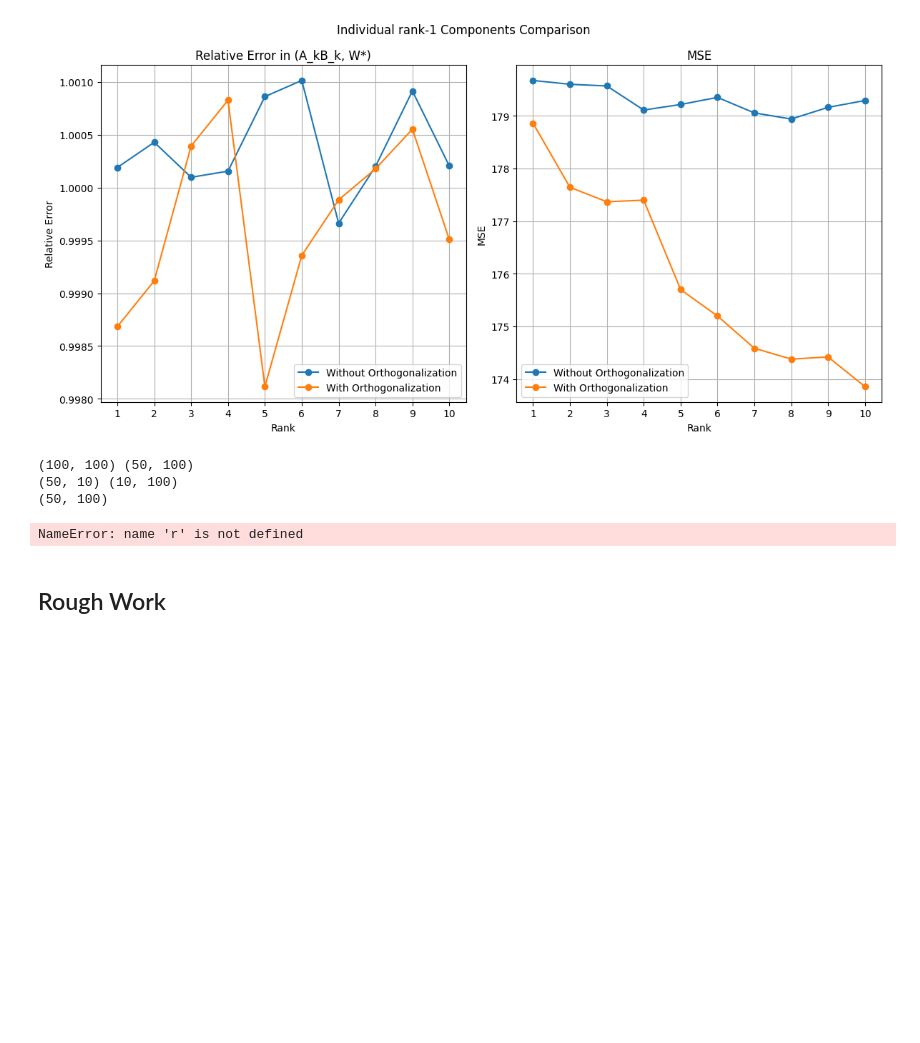
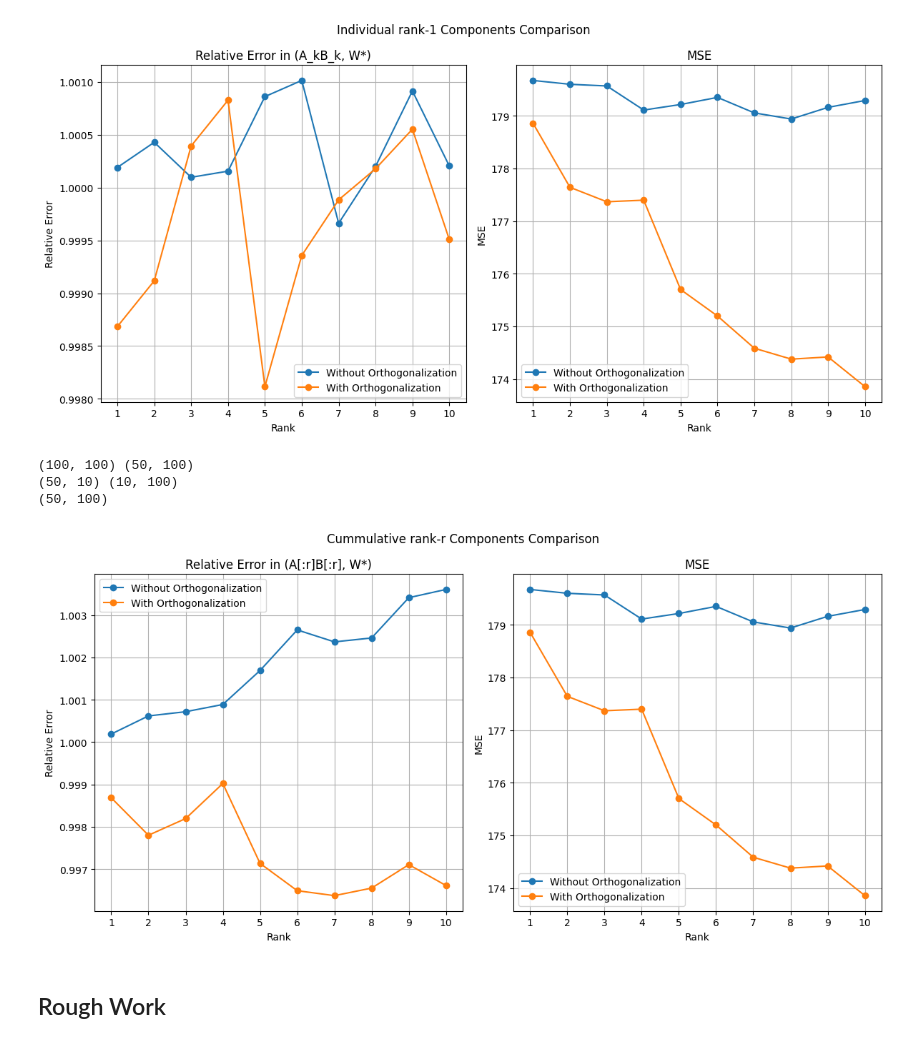
Before and after one commit to nikhil-chigali/Sequential-Low-Rank-Regression, a Jupyter notebook: sequential_low_rank_regression.ipynb, the cells around one changed output. Drawn from its saved outputs; the diff is of its cells as text; code cells hidden in the pictures; blank space fills up the shorter version.

```diff
--- a/sequential_low_rank_regression.ipynb
+++ b/sequential_low_rank_regression.ipynb
@@ -1133,35 +1136,35 @@ for r in range(1, rank+1):
 
     cum_mse.append(0.5 * la.norm(Y - W_r @ X, ord="fro") ** 2)
     cum_mse_orth.append(0.5 * la.norm(Y - W_r_orth @ X, ord="fro") ** 2)
 
 ranks = range(1, rank+1)
 fig, ax = plt.subplots(1, 2, figsize=(12, 6))
-fig.suptitle("Individual rank-1 Components Comparison")
+fig.suptitle("Cummulative rank-r Components Comparison")
 
 ax[0].plot(
     ranks, cum_rel_errors, marker="o", label="Without Orthogonalization"
 )
 ax[0].plot(
     ranks, cum_rel_errors_orth, marker="o", label="With Orthogonalization"
 )
 ax[1].plot(ranks, cum_mse, marker="o", label="Without Orthogonalization")
 ax[1].plot(ranks, cum_mse_orth, marker="o", label="With Orthogonalization")
 ax[0].set_title("Relative Error in (A[:r]B[:r], W*)")
 ax[1].set_title("MSE")
 ax[0].set_xticks(ranks)
 ax[1].set_xticks(ranks)
 ax[0].set_xlabel("Rank")
 ax[1].set_xlabel("Rank")
 ax[0].set_ylabel("Relative Error")
 ax[1].set_ylabel("MSE")
 ax[0].legend()
 ax[1].legend()
 ax[0].grid()
 ax[1].grid()
 plt.tight_layout()
 plt.show()
 # %% [output]
-NameError: name 'r' is not defined
+[figure, added]
 # %% [markdown]
 ## Rough Work
 # %%
```
Also changed, not shown: parts of 2 cells of this notebook.
